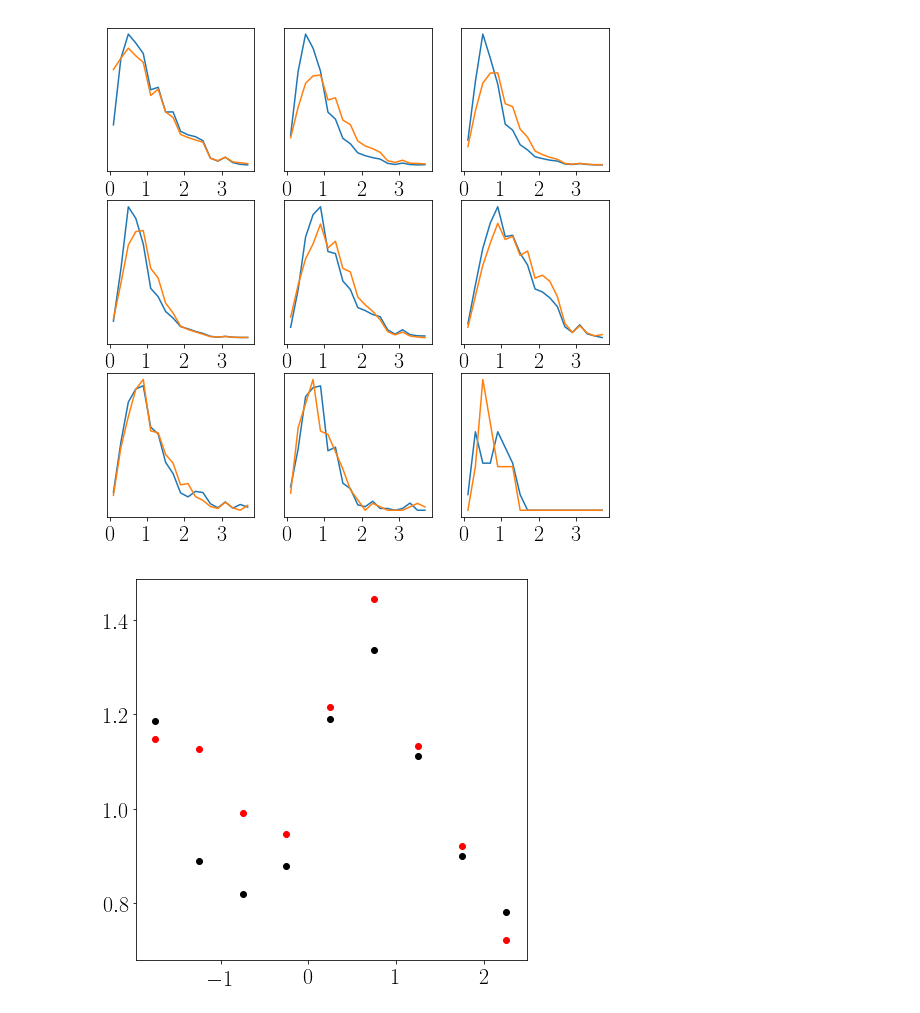
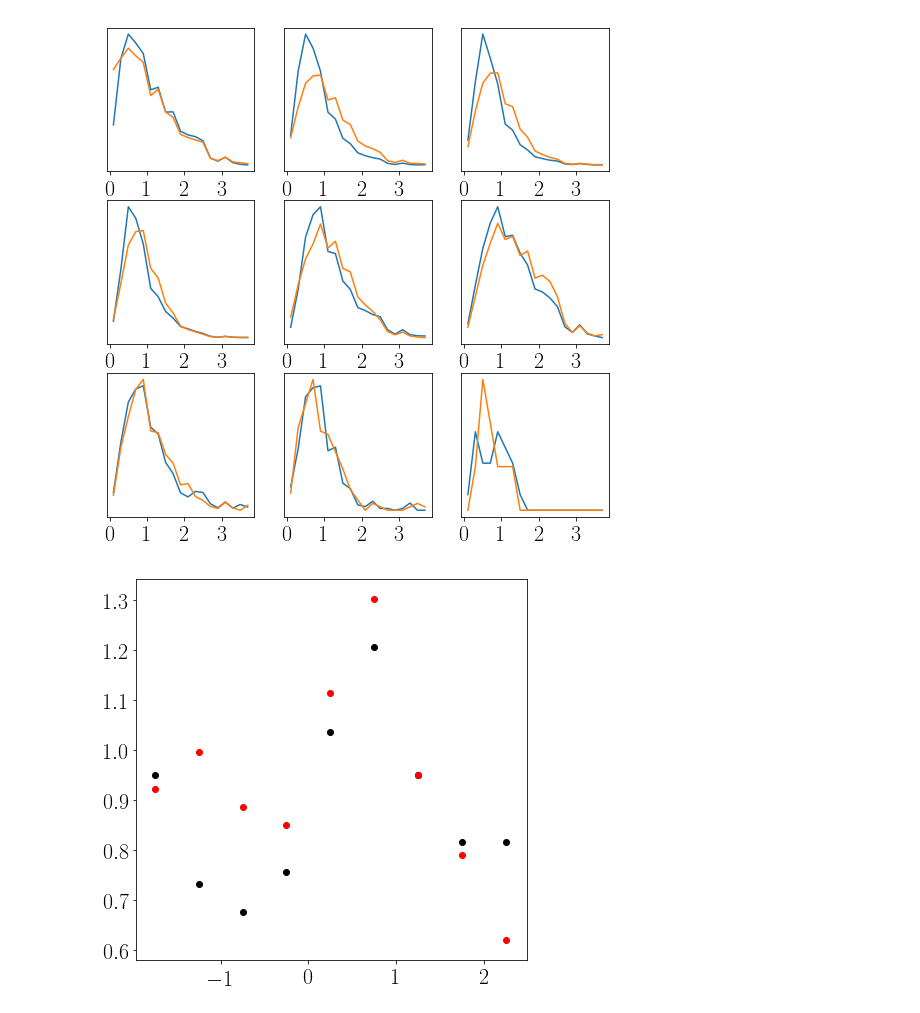
Before and after one commit to forero/IllustrisGalaxyBias, a Jupyter notebook: code/plot_mass_formation_times.ipynb, the cells around one changed output. Drawn from its saved outputs; the diff is of its cells as text; code cells hidden in the pictures.

```diff
--- a/code/plot_mass_formation_times.ipynb
+++ b/code/plot_mass_formation_times.ipynb
@@ -123,30 +123,30 @@ for i_bin in range(9):
 # %%
 mass_bins = np.arange(-2.0,3.5,0.5)
 center_mass_bins = 0.5*(mass_bins[1:]+mass_bins[:-1])
 
 zbin_delta = 0.2
 zform_bins = np.arange(0.0, 4.0, zbin_delta)
 center_zform_bins = 0.5*(zform_bins[1:]+zform_bins[:-1])
 
 plt.figure(figsize=(7,7))
 for i_bin in range(9):
 
     ii_bin = (log_gal_formation_hires_mass>mass_bins[i_bin]) & (log_gal_formation_hires_mass<mass_bins[i_bin+1])
     tmp_data_hr = gal_formation_hires[ii_bin]
 
     ii_bin = (log_gal_formation_lores_mass>mass_bins[i_bin]) & (log_gal_formation_lores_mass<mass_bins[i_bin+1])
     tmp_data_lr = gal_formation_lores[ii_bin]
 
     hist_hr, _ = np.histogram(tmp_data_hr['zform'], bins=zform_bins, density=True)
     hist_lr, _ = np.histogram(tmp_data_lr['zform'], bins=zform_bins, density=True)
 
     #plt.subplot(3,3,i_bin+1)
-    plt.scatter(center_mass_bins[i_bin], np.mean(tmp_data_hr['zform']), color='black')
+    plt.scatter(center_mass_bins[i_bin], np.median(tmp_data_hr['zform']), color='black')
     #plt.errorbar(center_mass_bins[i_bin], np.mean(tmp_data_hr['zform']), yerr=np.std(tmp_data_hr['zform']), color='black')
-    plt.scatter(center_mass_bins[i_bin], np.mean(tmp_data_lr['zform']), color='red')
+    plt.scatter(center_mass_bins[i_bin], np.median(tmp_data_lr['zform']), color='red')
     #plt.errorbar(center_mass_bins[i_bin], np.mean(tmp_data_lr['zform']), yerr=np.std(tmp_data_lr['zform']), color='red')
     #plt.plot(center_zform_bins, hist_lr)
     #plt.yticks([])
     #plt.xticks(np.arange(0,4,1))
 # %% [output]
-[figure, old version]
+[figure, new version]
```
